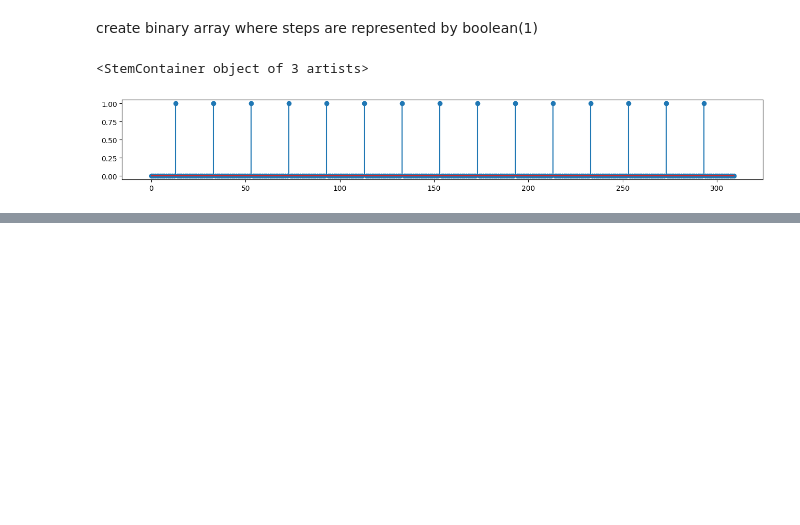
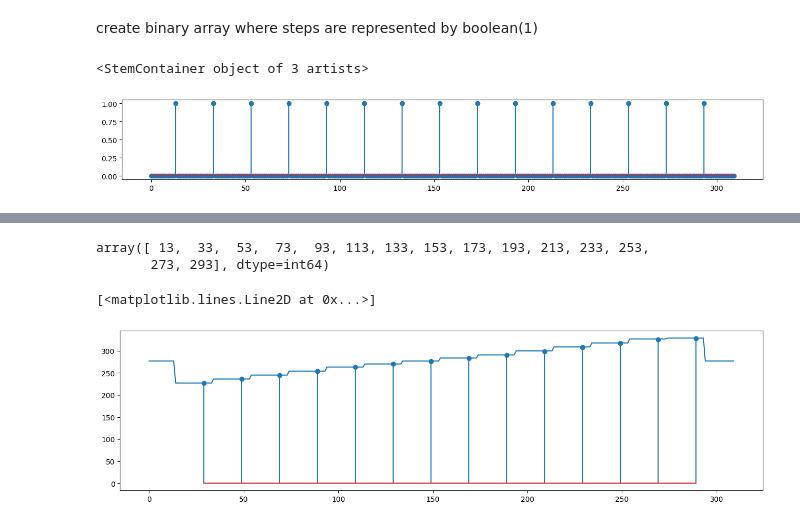
Before and after one commit to elco5/pandas, a Jupyter notebook: wt_viewer.ipynb, the cells around one changed output, grey strips where cells are left out. Saved outputs shown, nothing was run; the diff lists cells and outputs as text; code cells hidden in the pictures; blank space fills up the shorter version.

```diff
--- a/wt_viewer.ipynb
+++ b/wt_viewer.ipynb
@@ -83,0 +80,6 @@ change_location5
+# %%
+from Numpy_utils import get_change_points
+change_points
+# %% [output]
+array([ 13,  33,  53,  73,  93, 113, 133, 153, 173, 193, 213, 233, 253,
+       273, 293], dtype=int64)
@@ -83,0 +104,11 @@ change_location5
+# %%
+from Numpy_utils import get_step_values
+cp = get_change_points(vs)
+vals,idxs = get_step_values(vs,cp)
+# %%
+plt.figure(figsize=(16,4))
+plt.stem(idxs,vals)
+plt.plot(vs)
+# %% [output]
+[<matplotlib.lines.Line2D at 0x...>]
+[figure, added]
```
Also changed, not shown: parts of 17 cells of this notebook, 1 other file.
